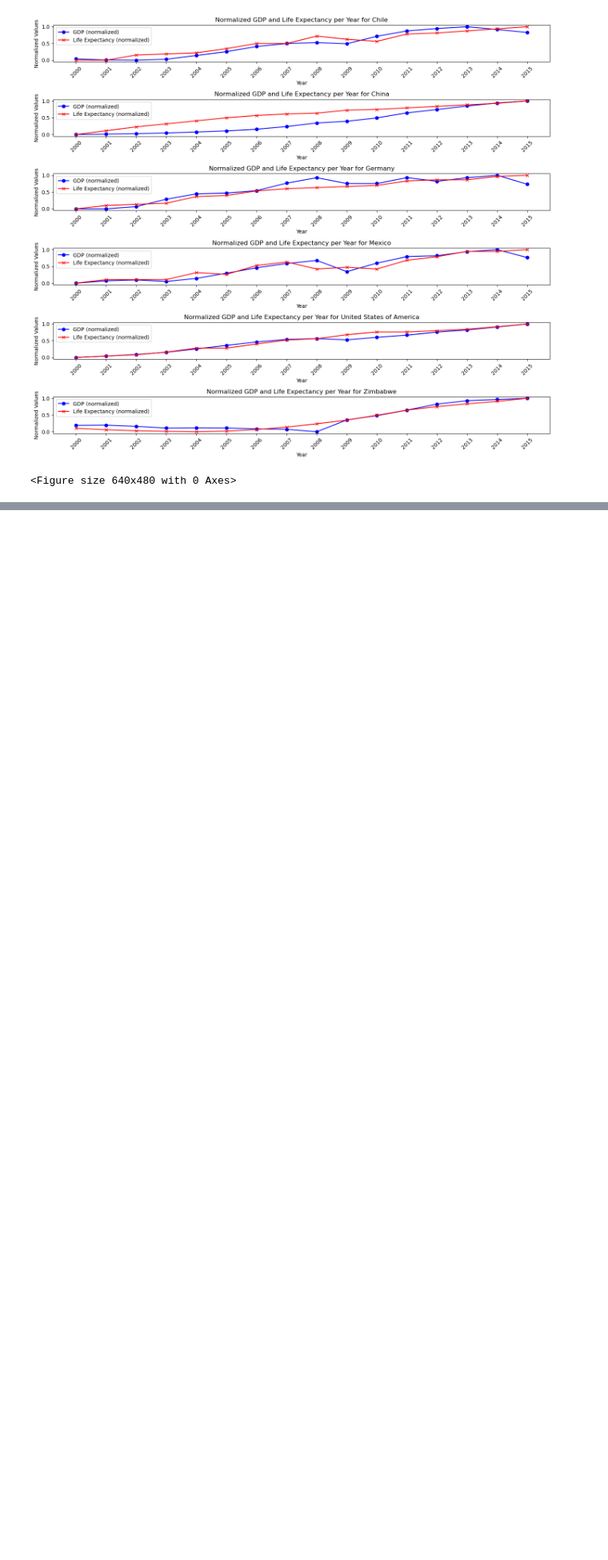
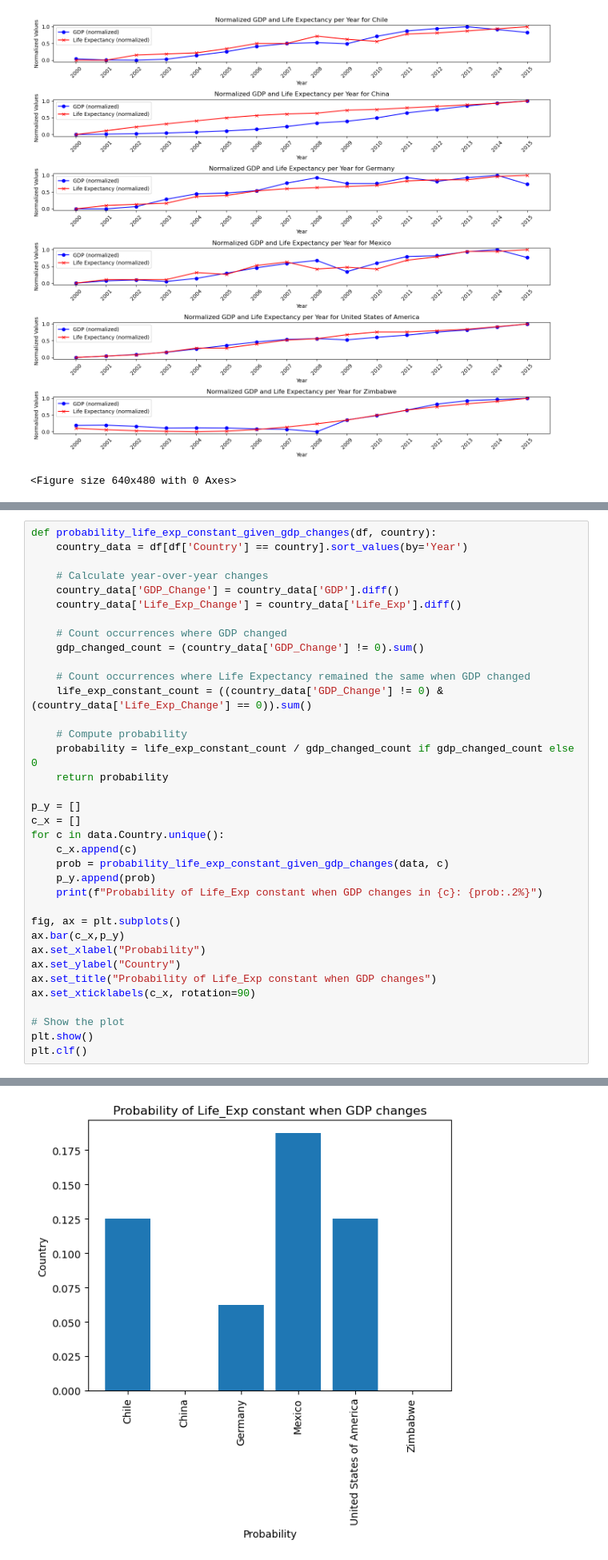
Before and after one commit to jhumayun/LifeExpectancyAndGDP, a Jupyter notebook: life_expectancy_gdp.ipynb, the cells around one changed output, grey strips where cells are left out. Shown at 80% size. Drawn from its saved outputs; the diff is of its cells as text; blank space fills up the shorter version.

```diff
--- a/life_expectancy_gdp.ipynb
+++ b/life_expectancy_gdp.ipynb
@@ -401,0 +522,37 @@ plot_normalized_gdp_and_life_exp_per_year()
+# %%
+def probability_life_exp_constant_given_gdp_changes(df, country):
+    country_data = df[df['Country'] == country].sort_values(by='Year')
+
+    # Calculate year-over-year changes
+    country_data['GDP_Change'] = country_data['GDP'].diff()
+    country_data['Life_Exp_Change'] = country_data['Life_Exp'].diff()
+
+    # Count occurrences where GDP changed
+    gdp_changed_count = (country_data['GDP_Change'] != 0).sum()
+
+    # Count occurrences where Life Expectancy remained the same when GDP changed
+    life_exp_constant_count = ((country_data['GDP_Change'] != 0) & (country_data['Life_Exp_Change'] == 0)).sum()
+
+    # Compute probability
+    probability = life_exp_constant_count / gdp_changed_count if gdp_changed_count else 0
+    return probability
+
+p_y = []
+c_x = []
+for c in data.Country.unique():
+    c_x.append(c)
+    prob = probability_life_exp_constant_given_gdp_changes(data, c)
+    p_y.append(prob)
+    print(f"Probability of Life_Exp constant when GDP changes in {c}: {prob:.2%}")
+
+fig, ax = plt.subplots()
+ax.bar(c_x,p_y)
+ax.set_xlabel("Probability")
+ax.set_ylabel("Country")
+ax.set_title("Probability of Life_Exp constant when GDP changes")
+ax.set_xticklabels(c_x, rotation=90)
+
+# Show the plot
+plt.show()
+plt.clf()
+# %% [output]
@@ -401,0 +565 @@ plot_normalized_gdp_and_life_exp_per_year()
+[figure, added]
```
Also changed, not shown: parts of 15 cells of this notebook, 5 other files.
